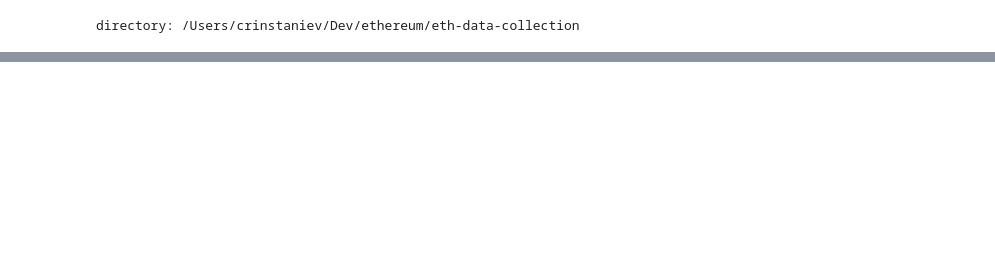
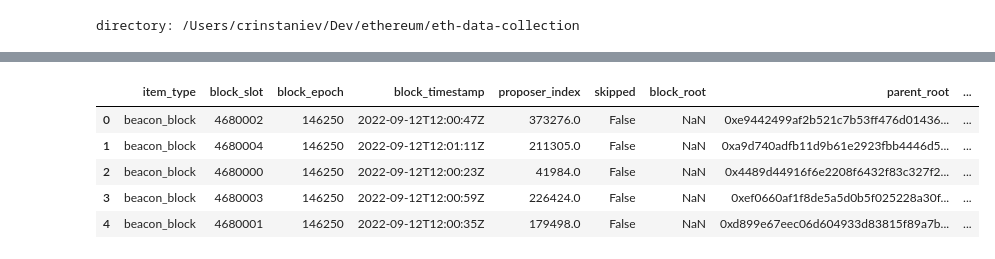
Before and after one commit to Crinstaniev/eth-data-collection, a Jupyter notebook: examples/ethereum2-etl.ipynb, the cells around one changed output, grey strips where cells are left out. Saved outputs shown, nothing was run; the diff lists cells and outputs as text; code cells hidden in the pictures; blank space fills up the shorter version.

```diff
--- a/examples/ethereum2-etl.ipynb
+++ b/examples/ethereum2-etl.ipynb
@@ -37,0 +50,12 @@ directory: /Users/crinstaniev/Dev/ethereum/eth-data-collection
+# %%
+# read and show the data
+import pandas as pd
+df = pd.read_json('data/beacon_blocks.json', lines=True)
+df.head()
+# %% [output]
+|  | item_type | block_slot | block_epoch | block_timestamp | proposer_index | skipped | block_root | parent_root | ... |
+| 0 | beacon_block | 4680002 | 146250 | 2022-09-12T12:00:47Z | 373276.0 | False | NaN | 0xe9442499af2b521c7b53ff476d01436... | ... |
+| 1 | beacon_block | 4680004 | 146250 | 2022-09-12T12:01:11Z | 211305.0 | False | NaN | 0xa9d740adfb11d9b61e2923fbb4446d5... | ... |
+| 2 | beacon_block | 4680000 | 146250 | 2022-09-12T12:00:23Z | 41984.0 | False | NaN | 0x4489d44916f6e2208f6432f83c327f2... | ... |
+| 3 | beacon_block | 4680003 | 146250 | 2022-09-12T12:00:59Z | 226424.0 | False | NaN | 0xef0660af1f8de5a5d0b5f025228a30f... | ... |
+| 4 | beacon_block | 4680001 | 146250 | 2022-09-12T12:00:35Z | 179498.0 | False | NaN | 0xd899e67eec06d604933d83815f89a7b... | ... |
```
Also changed, not shown: parts of 2 cells of this notebook, 4 other files.
